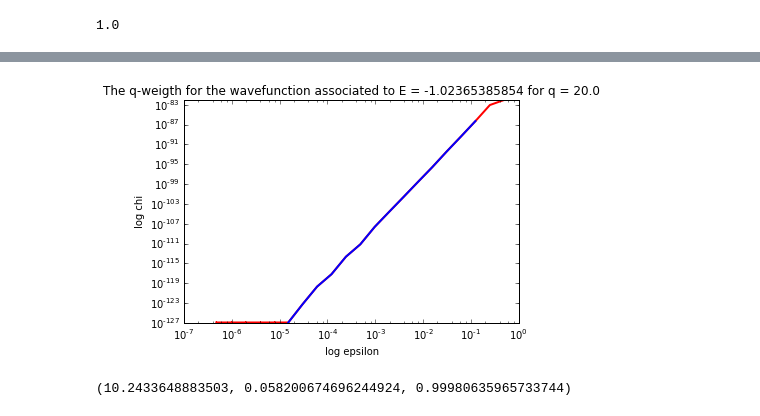
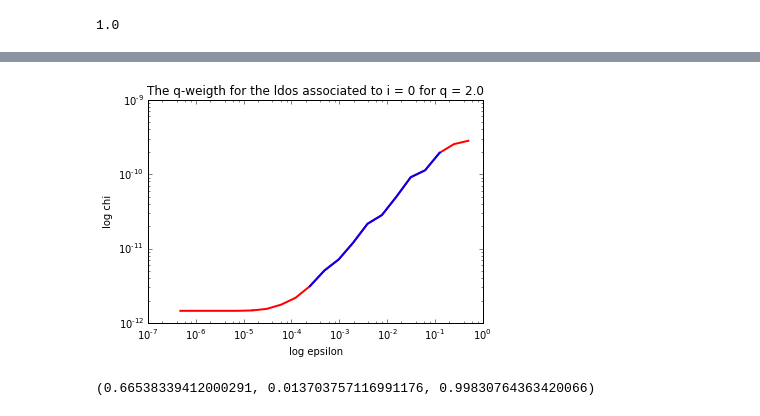
Before and after one commit to Yukee/spectrum_quasicrystals, a Jupyter notebook: Fibonacci/box_counting.ipynb, the cells around one changed output, grey strips where cells are left out. Drawn from its saved outputs; the diff is of its cells as text; code cells hidden in the pictures.

```diff
--- a/Fibonacci/box_counting.ipynb
+++ b/Fibonacci/box_counting.ipynb
@@ -47,7 +47,7 @@ def rescale(s,m,M):
 """ compute the q-weigth (or partition function) of S """
 
 # s: set of absissas, w: set of corresponding weigths
-def qWeigth(s, w, epsilon, q):
+def qWeight(s, w, epsilon, q):
     # checks
     if len(s) != len(w): return("the sets of absissas and weights are of unequal lenths")
     #if sum(w) != 1.: return("the weights are not normalized to 1")
@@ -262,39 +262,39 @@ slope, std_err, r_value
 # %%
 """ Fractal dimensions of the local spectral measure """
 
 # position along the chain
 i = 0
 # positions are energy levels
 s = val
-# weigths are the local density of states at i
+# weights are the local density of states at i
 w = [abs(vec[i,e])**2 for e in val]
 
 """ data regression """
 
-q = 20.
+q = 2.
 
 epsilonRange = 2**np.arange(-21.,0.,1.)
-qwList = [qWeigth(s, w, epsilon, q) for epsilon in epsilonRange]
+qwList = [qWeight(s, w, epsilon, q) for epsilon in epsilonRange]
 
-epsilonRange2 = 2**np.arange(-16.,-2.,1.)
-qwList2 = [qWeigth(s, w, epsilon, q) for epsilon in epsilonRange2]
+epsilonRange2 = 2**np.arange(-12.,-2.,1.)
+qwList2 = [qWeight(s, w, epsilon, q) for epsilon in epsilonRange2]
 
-plt.title('The q-weigth for the wavefunction associated to E = ' + str(val[e]) + ' for q = ' + str(q))
+plt.title('The q-weigth for the ldos associated to i = ' + str(i) + ' for q = ' + str(q))
 plt.xlabel('log epsilon')
 plt.ylabel('log chi')
 #plt.axis([0,L+1,-2.,2.])
 plt.loglog(epsilonRange, qwList,'-,r',markersize=3., linewidth=2.)
 plt.loglog(epsilonRange2, qwList2,'-,b',markersize=3., linewidth=2.)
 plt.show()
 
 # data in log-log scale
 logQW = [math.log(qw) for qw in qwList2]
 logEps = [math.log(eps) for eps in epsilonRange2]
 
 slope, intercept, r_value, p_value, std_err = stats.linregress(logEps,logQW)
 # %% [output]
-[figure, old version]
+[figure, new version]
 # %%
 slope, std_err, r_value
 # %% [output]
-(10.2433648883503, 0.058200674696244924, 0.99980635965733744)
+(0.66538339412000291, 0.013703757116991176, 0.99830764363420066)
```
Also changed, not shown: parts of 14 cells of this notebook.
